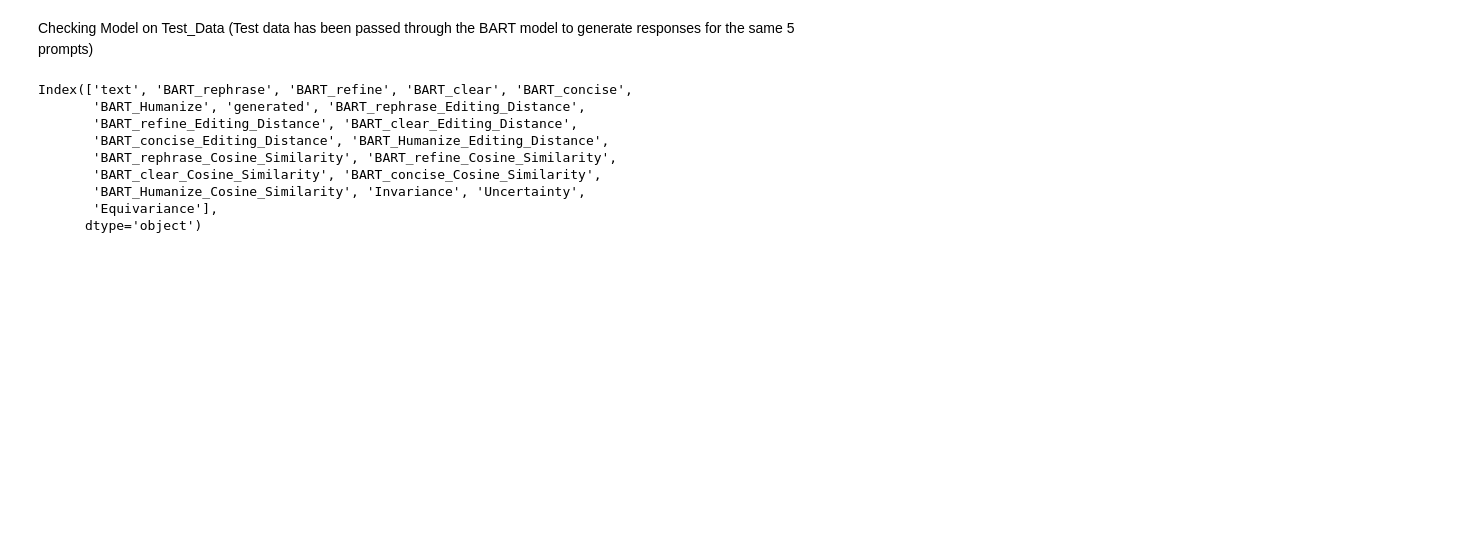
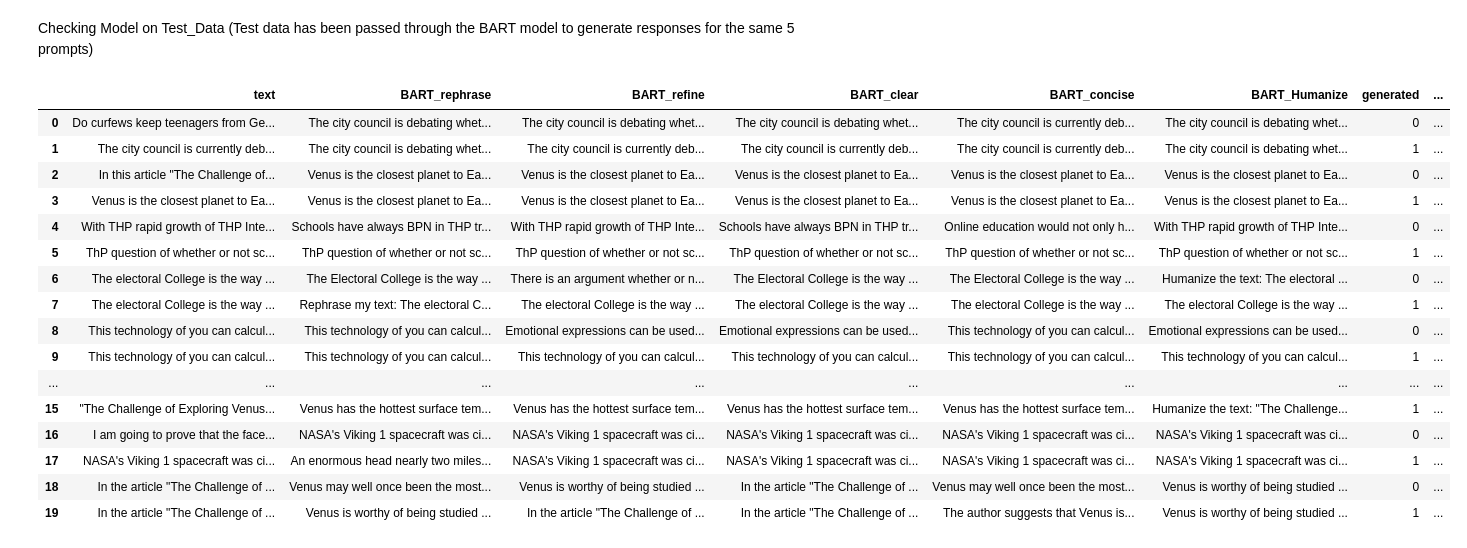
Before and after one commit to VidushiSiingh/AI-text-Classifier-based-on-RAIDAR, a Jupyter notebook: textdetection.ipynb, the cells around one changed output. Saved outputs shown, nothing was run; the diff lists cells and outputs as text; code cells hidden in the pictures; blank space fills up the shorter version.

```diff
--- a/textdetection.ipynb
+++ b/textdetection.ipynb
@@ -368,85 +370,73 @@ Checking Model on Test_Data
 import pandas as pd
 import Levenshtein as lev
 from sklearn.feature_extraction.text import CountVectorizer
-from sklearn.metrics.pairwise import cosine_similarity
 import numpy as np
 
 # Load your combined dataset
 test_data = pd.read_csv("test_data.csv")
 test_df = test_data
 
-# List of columns containing BART responses
 bart_columns = ['BART_rephrase', 'BART_refine', 'BART_clear', 'BART_concise', 'BART_Humanize']
-
-# Remove prompts from each BART response column
-for col in bart_columns:
-    test_df[col] = test_df[col].apply(lambda x: x.split(': ', 1)[-1])
 
 # Initialize CountVectorizer for BOW representation
 vectorizer = CountVectorizer()
 
-# Function to calculate Levenshtein distance on BOW representations
-def calculate_editing_distance(original_text, rewritten_text):
+# Function to calculate Levenshtein distance and similarity ratio on BOW representations
+def calculate_levenshtein_metrics(original_text, rewritten_text):
     original_array = vectorizer.fit_transform([original_text]).toarray()[0]
     rewritten_array = vectorizer.transform([rewritten_text]).toarray()[0]
-    return lev.distance(original_array, rewritten_array)
+    distance = lev.distance(original_array, rewritten_array)
+    similarity_ratio = lev.ratio(original_text, rewritten_text)
+    return distance, similarity_ratio
 
-# Calculate editing distance and add new columns to test_df
+# Calculate Levenshtein distance and similarity ratio
 for idx, row in test_df.iterrows():
     original_text = row['text']
     for response_col in bart_columns:
         rewritten_text = row[response_col]
-        editing_distance = calculate_editing_distance(original_text, rewritten_text)
+        editing_distance, similarity_ratio = calculate_levenshtein_metrics(original_text, rewritten_text)
         test_df.at[idx, f'{response_col}_Editing_Distance'] = editing_distance
+        test_df.at[idx, f'{response_col}_Similarity_Ratio'] = similarity_ratio
 
-# Function to calculate cosine similarity on BOW representations
-def calculate_cosine_similarity(original_text, rewritten_text):
-    bow_original = vectorizer.transform([original_text])
-    bow_rewritten = vectorizer.transform([rewritten_text])
-    return cosine_similarity(bow_original, bow_rewritten)[0, 0]
-
-# Calculate cosine similarity and add new columns to test_df
-for idx, row in test_df.iterrows():
-    original_text = row['text']
-    for response_col in bart_columns:
-        rewritten_text = row[response_col]
-        cosine_similarity_score = calculate_cosine_similarity(original_text, rewritten_text)
-        test_df.at[idx, f'{response_col}_Cosine_Similarity'] = cosine_similarity_score
-
-# Calculate invariance, uncertainty, and equivariance metrics
-def calculate_metrics(df):
+# Function to calculate invariance, uncertainty, and equivariance metrics
+def calculate_metrics(test_df):
     invariance_values = []
     uncertainty_values = []
     equivariance_values = []
 
-    for idx, row in df.iterrows():
+    for idx, row in test_df.iterrows():
         responses = [row[f'{col}_Editing_Distance'] for col in bart_columns]
         invariance_values.append(np.mean(responses))
         uncertainty_values.append(np.std(responses))
 
         original_text = row['text']
-        equivariance = np.mean([calculate_editing_distance(original_text, row[col]) for col in bart_columns])
+        equivariance = np.mean([calculate_levenshtein_metrics(original_text, row[col])[0] for col in bart_columns])
         equivariance_values.append(equivariance)
 
     return invariance_values, uncertainty_values, equivariance_values
 
 invariance_values, uncertainty_values, equivariance_values = calculate_metrics(test_df)
-
-# Add metrics to test_df
 test_df['Invariance'] = invariance_values
 test_df['Uncertainty'] = uncertainty_values
 test_df['Equivariance'] = equivariance_values
 
-# Display the updated DataFrame with added columns
-test_df.columns
+test_df
 # %% [output]
-Index(['text', 'BART_rephrase', 'BART_refine', 'BART_clear', 'BART_concise',
-       'BART_Humanize', 'generated', 'BART_rephrase_Editing_Distance',
-       'BART_refine_Editing_Distance', 'BART_clear_Editing_Distance',
-       'BART_concise_Editing_Distance', 'BART_Humanize_Editing_Distance',
-       'BART_rephrase_Cosine_Similarity', 'BART_refine_Cosine_Similarity',
-       'BART_clear_Cosine_Similarity', 'BART_concise_Cosine_Similarity',
-       'BART_Humanize_Cosine_Similarity', 'Invariance', 'Uncertainty',
-       'Equivariance'],
-      dtype='object')
+|  | text | BART_rephrase | BART_refine | BART_clear | BART_concise | BART_Humanize | generated | ... |
+| 0 | Do curfews keep teenagers from Ge... | The city council is debating whet... | The city council is debating whet... | The city council is debating whet... | The city council is currently deb... | The city council is debating whet... | 0 | ... |
+| 1 | The city council is currently deb... | The city council is debating whet... | The city council is currently deb... | The city council is currently deb... | The city council is currently deb... | The city council is debating whet... | 1 | ... |
+| 2 | In this article "The Challenge of... | Venus is the closest planet to Ea... | Venus is the closest planet to Ea... | Venus is the closest planet to Ea... | Venus is the closest planet to Ea... | Venus is the closest planet to Ea... | 0 | ... |
+| 3 | Venus is the closest planet to Ea... | Venus is the closest planet to Ea... | Venus is the closest planet to Ea... | Venus is the closest planet to Ea... | Venus is the closest planet to Ea... | Venus is the closest planet to Ea... | 1 | ... |
+| 4 | With THP rapid growth of THP Inte... | Schools have always BPN in THP tr... | With THP rapid growth of THP Inte... | Schools have always BPN in THP tr... | Online education would not only h... | With THP rapid growth of THP Inte... | 0 | ... |
+| 5 | ThP question of whether or not sc... | ThP question of whether or not sc... | ThP question of whether or not sc... | ThP question of whether or not sc... | ThP question of whether or not sc... | ThP question of whether or not sc... | 1 | ... |
+| 6 | The electoral College is the way ... | The Electoral College is the way ... | There is an argument whether or n... | The Electoral College is the way ... | The Electoral College is the way ... | Humanize the text: The electoral ... | 0 | ... |
+| 7 | The electoral College is the way ... | Rephrase my text: The electoral C... | The electoral College is the way ... | The electoral College is the way ... | The electoral College is the way ... | The electoral College is the way ... | 1 | ... |
+| 8 | This technology of you can calcul... | This technology of you can calcul... | Emotional expressions can be used... | Emotional expressions can be used... | This technology of you can calcul... | Emotional expressions can be used... | 0 | ... |
+| 9 | This technology of you can calcul... | This technology of you can calcul... | This technology of you can calcul... | This technology of you can calcul... | This technology of you can calcul... | This technology of you can calcul... | 1 | ... |
+| ... | ... | ... | ... | ... | ... | ... | ... | ... |
+| 15 | "The Challenge of Exploring Venus... | Venus has the hottest surface tem... | Venus has the hottest surface tem... | Venus has the hottest surface tem... | Venus has the hottest surface tem... | Humanize the text: "The Challenge... | 1 | ... |
+| 16 | I am going to prove that the face... | NASA's Viking 1 spacecraft was ci... | NASA's Viking 1 spacecraft was ci... | NASA's Viking 1 spacecraft was ci... | NASA's Viking 1 spacecraft was ci... | NASA's Viking 1 spacecraft was ci... | 0 | ... |
+| 17 | NASA's Viking 1 spacecraft was ci... | An enormous head nearly two miles... | NASA's Viking 1 spacecraft was ci... | NASA's Viking 1 spacecraft was ci... | NASA's Viking 1 spacecraft was ci... | NASA's Viking 1 spacecraft was ci... | 1 | ... |
+| 18 | In the article "The Challenge of ... | Venus may well once been the most... | Venus is worthy of being studied ... | In the article "The Challenge of ... | Venus may well once been the most... | Venus is worthy of being studied ... | 0 | ... |
+| 19 | In the article "The Challenge of ... | Venus is worthy of being studied ... | In the article "The Challenge of ... | In the article "The Challenge of ... | The author suggests that Venus is... | Venus is worthy of being studied ... | 1 | ... |
 # %%
```
Also changed, not shown: parts of 6 cells of this notebook.
